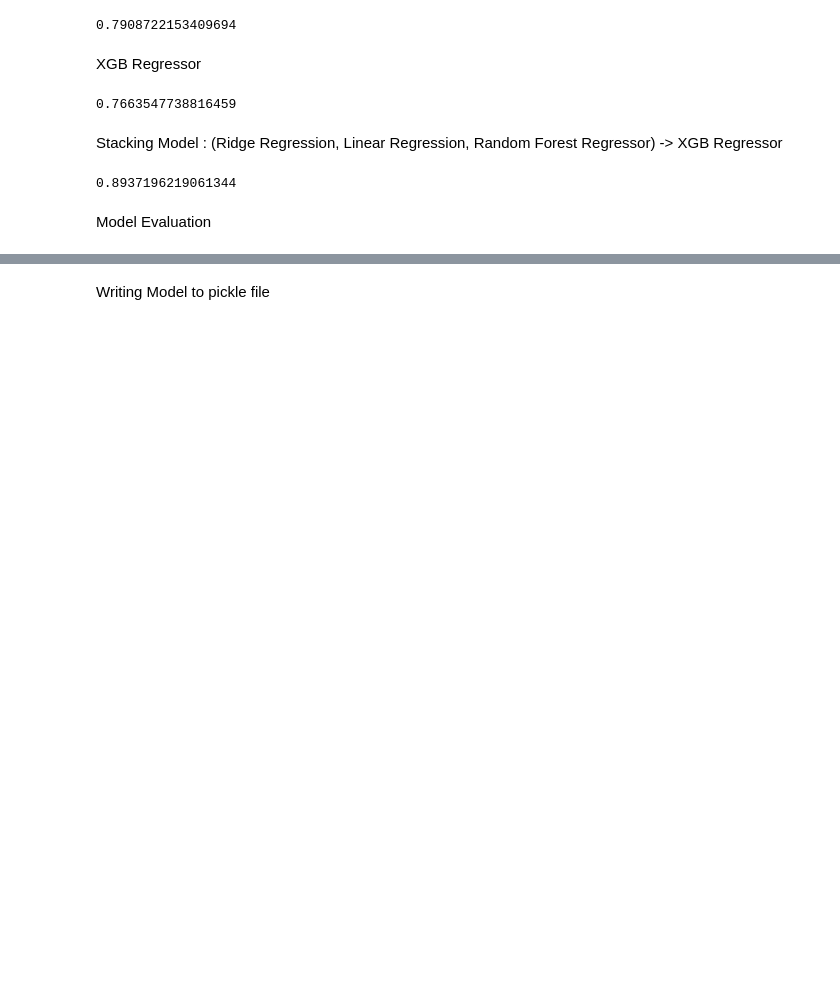
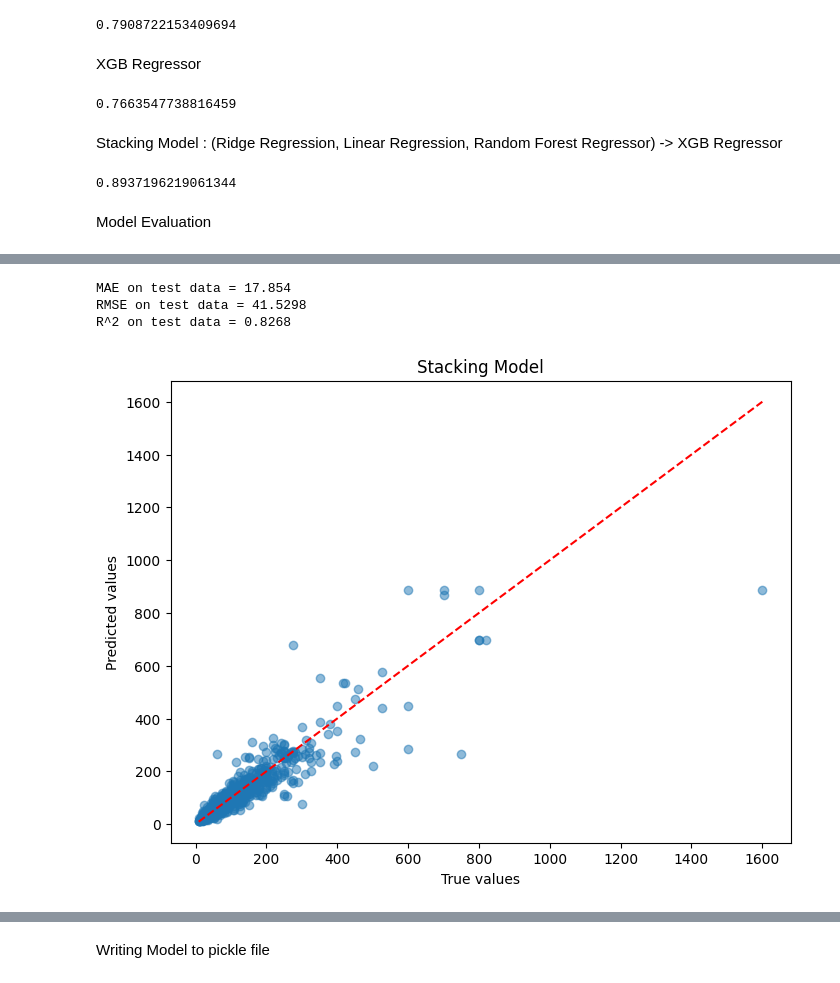
Before and after one commit to akshitn7/Real-Estate-Price-Prediction-India, a Jupyter notebook: code.ipynb, the cells around one changed output, grey strips where cells are left out. Saved outputs shown, nothing was run; the diff lists cells and outputs as text; code cells hidden in the pictures; blank space fills up the shorter version.

```diff
--- a/code.ipynb
+++ b/code.ipynb
@@ -221,7 +224,7 @@ min       1000.000000
 max      92590.000000
 Name: Rate, dtype: float64
 # %%
-def remove_outliers(df):
+def remove_rate_outlier(df):
     df_out = pd.DataFrame()
     for key, subdf in df.groupby('Location'):
         m = np.mean(subdf.Rate)
@@ -230,7 +233,7 @@ def remove_outliers(df):
         df_out = pd.concat([df_out, reduced_df],ignore_index = True)
     return df_out
 # %%
-df6 = remove_outliers(df5)
+df6 = remove_rate_outlier(df5)
 df6.shape
 # %% [output]
 (10814, 6)
@@ -493,8 +499,9 @@ Model Evaluation
 # %%
-y_test_pred = stacking_model.predict(X_test)
-mae_test = mean_absolute_error(y_test, y_test_pred)
-mse_test = mean_squared_error(y_test, y_test_pred)
-r2_test = r2_score(y_test, y_test_pred)
-print('MAE on test data =', round(mae_test, 4))
-print('MSE on test data =', round(mse_test, 4))
-print('R^2 on test data =', round(r2_test, 4))
+def evaluation(y_test, y_test_pred):
+    mae_test = mean_absolute_error(y_test, y_test_pred)
+    mse_test = mean_squared_error(y_test, y_test_pred)
+    rmse_test = np.sqrt(mse_test)
+    r2_test = r2_score(y_test, y_test_pred)
+    print('MAE on test data =', round(mae_test, 4))
+    print('RMSE on test data =', round(rmse_test, 4))
+    print('R^2 on test data =', round(r2_test, 4))
@@ -505,8 +508,9 @@ R^2 on test data = 0.8937
 # %%
-plt.figure(figsize=(8, 6))
-plt.scatter(y_test, y_test_pred, alpha=0.5)
-plt.plot([min(y_test), max(y_test)], [min(y_test), max(y_test)], color='red', linestyle='--')
-plt.xlabel('True values')
-plt.ylabel('Predicted values')
-plt.title('Stacking Model')
-plt.show()
+def plot_result(y_test, y_test_pred):
+    plt.figure(figsize=(8, 6))
+    plt.scatter(y_test, y_test_pred, alpha=0.5)
+    plt.plot([min(y_test), max(y_test)], [min(y_test), max(y_test)], color='red', linestyle='--')
+    plt.xlabel('True values')
+    plt.ylabel('Predicted values')
+    plt.title('Stacking Model')
+    plt.show()
@@ -535,0 +525,8 @@ predict_price('Abbigere,Bangalore',3800,6,'Flat')
+# %%
+evaluation(np.exp(y_test), np.exp(y_test_pred))
+plot_result(np.exp(y_test), np.exp(y_test_pred))
+# %% [output]
+MAE on test data = 17.854
+RMSE on test data = 41.5298
+R^2 on test data = 0.8268
+[figure, added]
```
Also changed, not shown: parts of 15 cells of this notebook, 1 other file.
